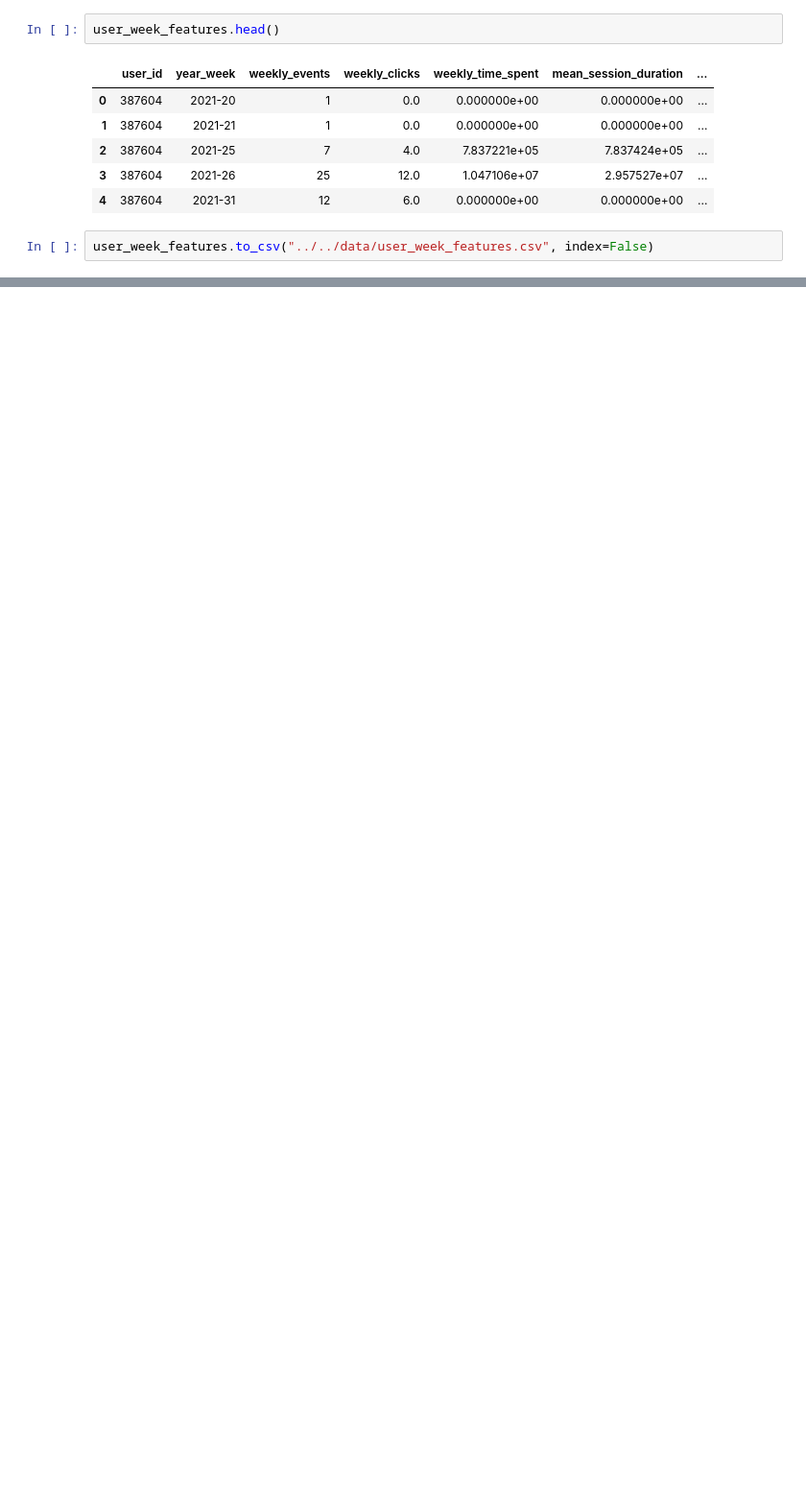
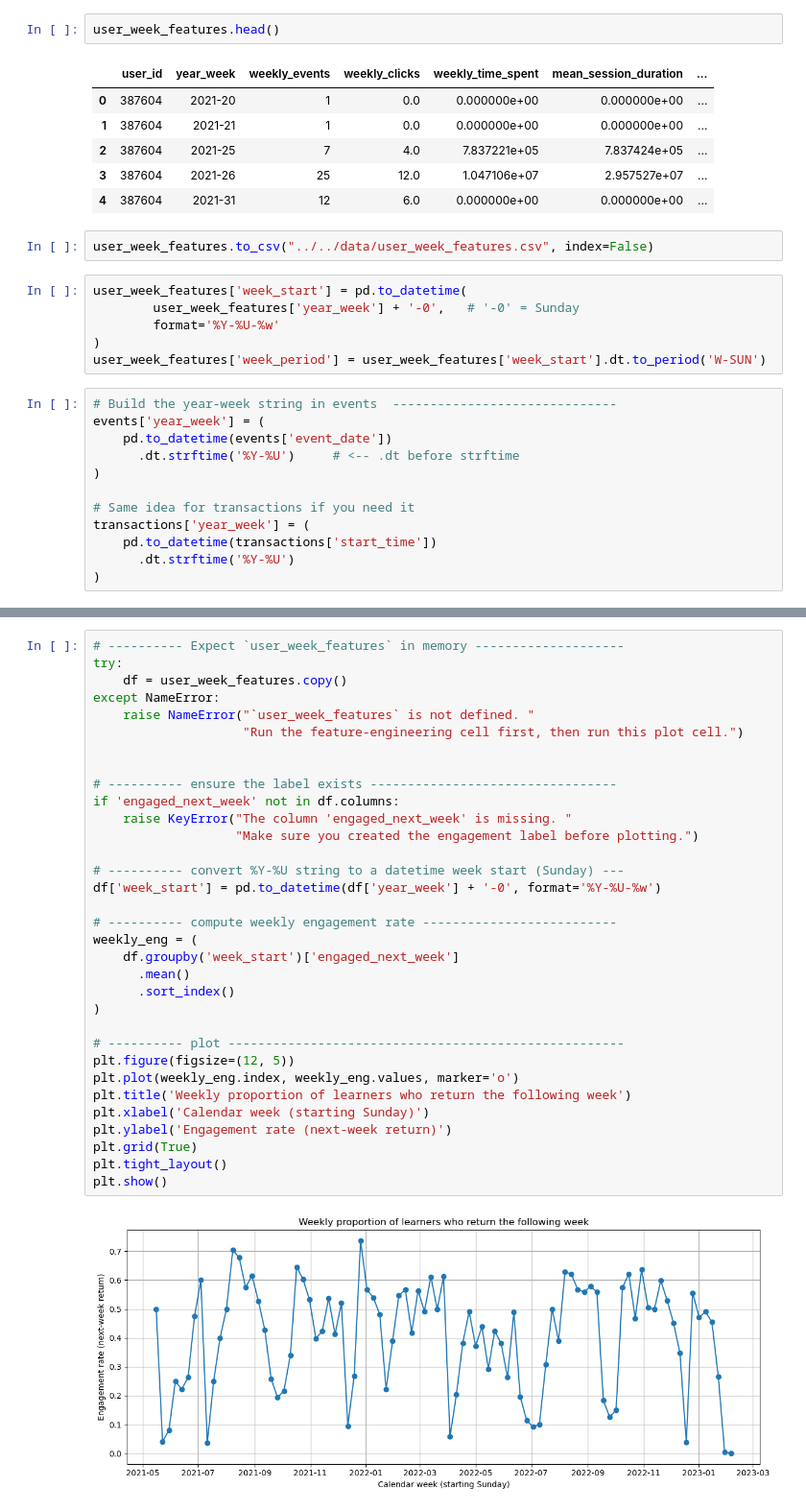
Before and after one commit to nino-gerb/project_mlbd2025, a Jupyter notebook: m4/features/features.ipynb, the cells around one changed output, grey strips where cells are left out. Shown at 96% size. Saved outputs shown, nothing was run; the diff lists cells and outputs as text; blank space fills up the shorter version.

```diff
--- a/m4/features/features.ipynb
+++ b/m4/features/features.ipynb
@@ -134,3 +168,21 @@ user_week_features.head()
 | 4 | 387604 | 2021-31 | 12 | 6.0 | 0.000000e+00 | 0.000000e+00 | ... |
 # %%
 user_week_features.to_csv("../../data/user_week_features.csv", index=False)
+# %%
+user_week_features['week_start'] = pd.to_datetime(
+        user_week_features['year_week'] + '-0',   # '-0' = Sunday
+        format='%Y-%U-%w'
+)
+user_week_features['week_period'] = user_week_features['week_start'].dt.to_period('W-SUN')
+# %%
+# Build the year-week string in events  ------------------------------
+events['year_week'] = (
+    pd.to_datetime(events['event_date'])
+      .dt.strftime('%Y-%U')     # <-- .dt before strftime
+)
+
+# Same idea for transactions if you need it
+transactions['year_week'] = (
+    pd.to_datetime(transactions['start_time'])
+      .dt.strftime('%Y-%U')
+)
@@ -136,0 +228,35 @@ user_week_features.to_csv("../../data/user_week_features.csv", index=False)
+# %%
+# ---------- Expect `user_week_features` in memory --------------------
+try:
+    df = user_week_features.copy()
+except NameError:
+    raise NameError("`user_week_features` is not defined. "
+                    "Run the feature‑engineering cell first, then run this plot cell.")
+
+
+# ---------- ensure the label exists ---------------------------------
+if 'engaged_next_week' not in df.columns:
+    raise KeyError("The column 'engaged_next_week' is missing. "
+                   "Make sure you created the engagement label before plotting.")
+
+# ---------- convert %Y-%U string to a datetime week start (Sunday) ---
+df['week_start'] = pd.to_datetime(df['year_week'] + '-0', format='%Y-%U-%w')
+
+# ---------- compute weekly engagement rate --------------------------
+weekly_eng = (
+    df.groupby('week_start')['engaged_next_week']
+      .mean()
+      .sort_index()
+)
+
+# ---------- plot -----------------------------------------------------
+plt.figure(figsize=(12, 5))
+plt.plot(weekly_eng.index, weekly_eng.values, marker='o')
+plt.title('Weekly proportion of learners who return the following week')
+plt.xlabel('Calendar week (starting Sunday)')
+plt.ylabel('Engagement rate (next‑week return)')
+plt.grid(True)
+plt.tight_layout()
+plt.show()
+# %% [output]
+[figure, added]
```
Also changed, not shown: parts of 3 cells of this notebook.
